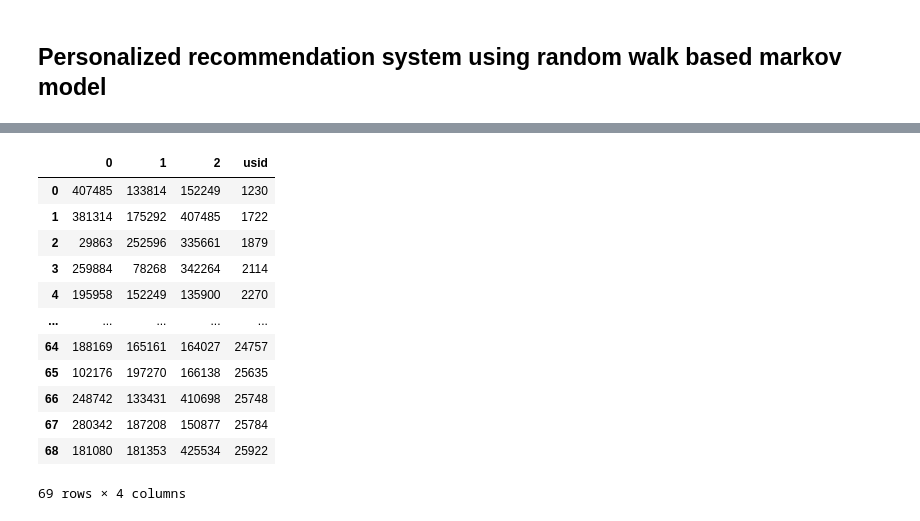
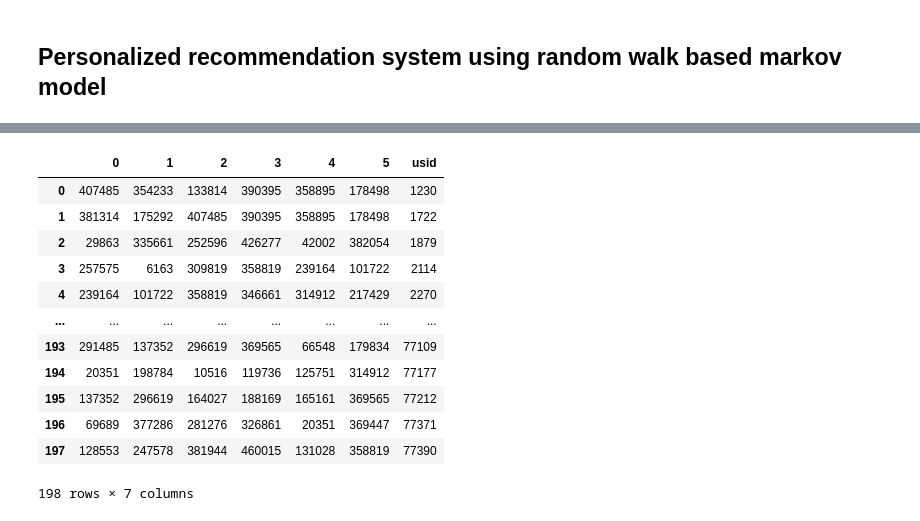
Before and after one commit to bentrey/APMA-E-115, a Jupyter notebook: group project 2/recommendation.markov.ipynb, the cells around one changed output, grey strips where cells are left out. Cells and saved outputs as stored; diff of their text form; code cells hidden in the pictures.

```diff
--- a/group project 2/recommendation.markov.ipynb
+++ b/group project 2/recommendation.markov.ipynb
@@ -21,13 +26,16 @@ def filter_split_data(data, n_freq):
     data_filtered = data_filtered.reset_index()
 
     # split data into train and validation
-    # validation dataset is the last 3 items of an user
     val_index = list()
     train_index = list()
     for i in user_sel:
         index = data_filtered[data_filtered['UserId'] == i].index.tolist()
-        val_index = list(itertools.chain(val_index, index[-3:]))
-        train_index = list(itertools.chain(train_index, index[0:len(index)-3]))
+        val_index_user = random.sample(index, 3)
+        val_index = list(itertools.chain(val_index, val_index_user))
+        #val_index = list(itertools.chain(val_index, index[-3:]))
+
+        #train_index = list(itertools.chain(train_index, index[0:len(index)-3]))
+        train_index = list(itertools.chain(train_index, list(set(index) - set(val_index_user))))
 
     train_data = data_filtered.loc[train_index]
     val_data = data_filtered.loc[val_index]
@@ -107,6 +115,22 @@ def user_recommendation(p, items, usid, ntop=3):
     df = pd.DataFrame(recomm_list)
     df['usid'] = usid
     return df
+
+
+def performance(recomm, val):
+    usid = recomm['usid'].unique()
+    val = val[val['UserId'].isin(usid)]
+
+    overlap = 0
+    for i in range(len(usid)):
+        user = usid[i]
+        val_user = val[val['UserId'] == user]
+        #recomm_user = recomm[recomm['UserId'] == user]
+        recomm_list = set(recomm[recomm['usid'] == user].iloc[0, 0:3].tolist())
+        val_list = set(val_user['ItemId'])
+        intersection = recomm_list & val_list
+        overlap = overlap + len(intersection)/len(recomm_list)
+    return(np.round(overlap/len(usid), 2))
 # %%
 ## read datasets
 data = pd.read_csv("datasets/events_train_full.0.txt", sep="\t")
@@ -117,7 +141,7 @@ n_freq = 8
 train_data, val_data = filter_split_data(data, n_freq)
 
 ## get subset data
-data_sel = train_data[0:1000]
+data_sel = train_data[0:5000]
 
 # item and user lists
 items = data_sel['ItemId'].unique()
@@ -162,5 +180,5 @@ array([[0.83333333, 0.16666667, 0.        , ..., 0.        , 0.        ,
 # %%
 # generate recommendation matrix
-p = walk_alg(u_norm, T, alpha=0.01, steps=50)
+p = walk_alg(u_norm, T, alpha=1, steps=50)
 p
 # %% [output]
@@ -180,16 +198,16 @@ array([[0.83305518, 0.16694482, 0.        , ..., 0.        , 0.        ,
 # %%
-user_recommendation(p, items, uids, ntop=3)
+user_recommendation(p, items, uids, ntop=6)
 # %% [output]
-|  | 0 | 1 | 2 | usid |
-| 0 | 407485 | 133814 | 152249 | 1230 |
-| 1 | 381314 | 175292 | 407485 | 1722 |
-| 2 | 29863 | 252596 | 335661 | 1879 |
-| 3 | 259884 | 78268 | 342264 | 2114 |
-| 4 | 195958 | 152249 | 135900 | 2270 |
-| ... | ... | ... | ... | ... |
-| 64 | 188169 | 165161 | 164027 | 24757 |
-| 65 | 102176 | 197270 | 166138 | 25635 |
-| 66 | 248742 | 133431 | 410698 | 25748 |
-| 67 | 280342 | 187208 | 150877 | 25784 |
-| 68 | 181080 | 181353 | 425534 | 25922 |
+|  | 0 | 1 | 2 | 3 | 4 | 5 | usid |
+| 0 | 407485 | 354233 | 133814 | 390395 | 358895 | 178498 | 1230 |
+| 1 | 381314 | 175292 | 407485 | 390395 | 358895 | 178498 | 1722 |
+| 2 | 29863 | 335661 | 252596 | 426277 | 42002 | 382054 | 1879 |
+| 3 | 257575 | 6163 | 309819 | 358819 | 239164 | 101722 | 2114 |
+| 4 | 239164 | 101722 | 358819 | 346661 | 314912 | 217429 | 2270 |
+| ... | ... | ... | ... | ... | ... | ... | ... |
+| 193 | 291485 | 137352 | 296619 | 369565 | 66548 | 179834 | 77109 |
+| 194 | 20351 | 198784 | 10516 | 119736 | 125751 | 314912 | 77177 |
+| 195 | 137352 | 296619 | 164027 | 188169 | 165161 | 369565 | 77212 |
+| 196 | 69689 | 377286 | 281276 | 326861 | 20351 | 369447 | 77371 |
+| 197 | 128553 | 247578 | 381944 | 460015 | 131028 | 358819 | 77390 |
-69 rows × 4 columns
+198 rows × 7 columns
```
Also changed, not shown: parts of 11 cells of this notebook.
